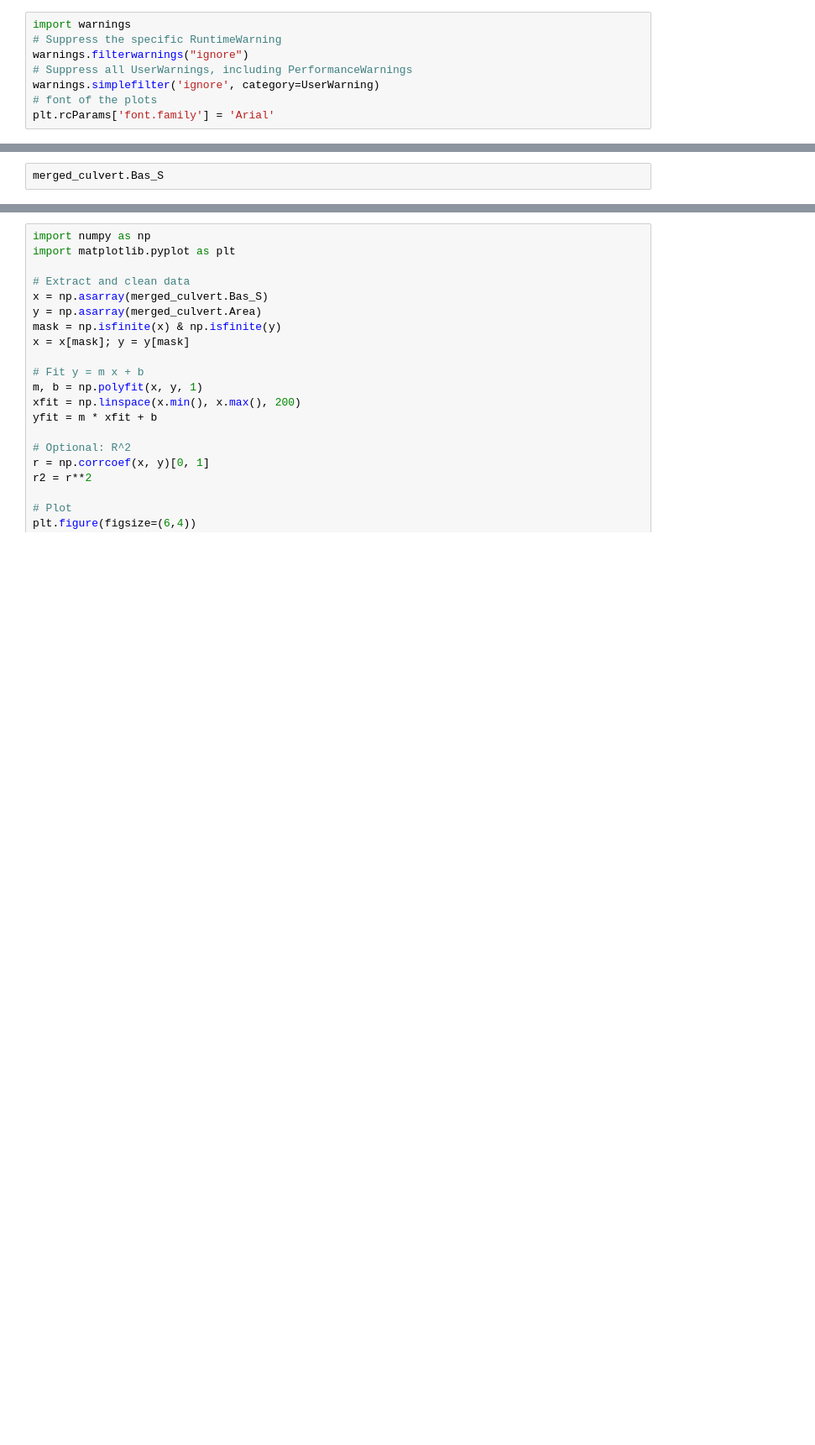
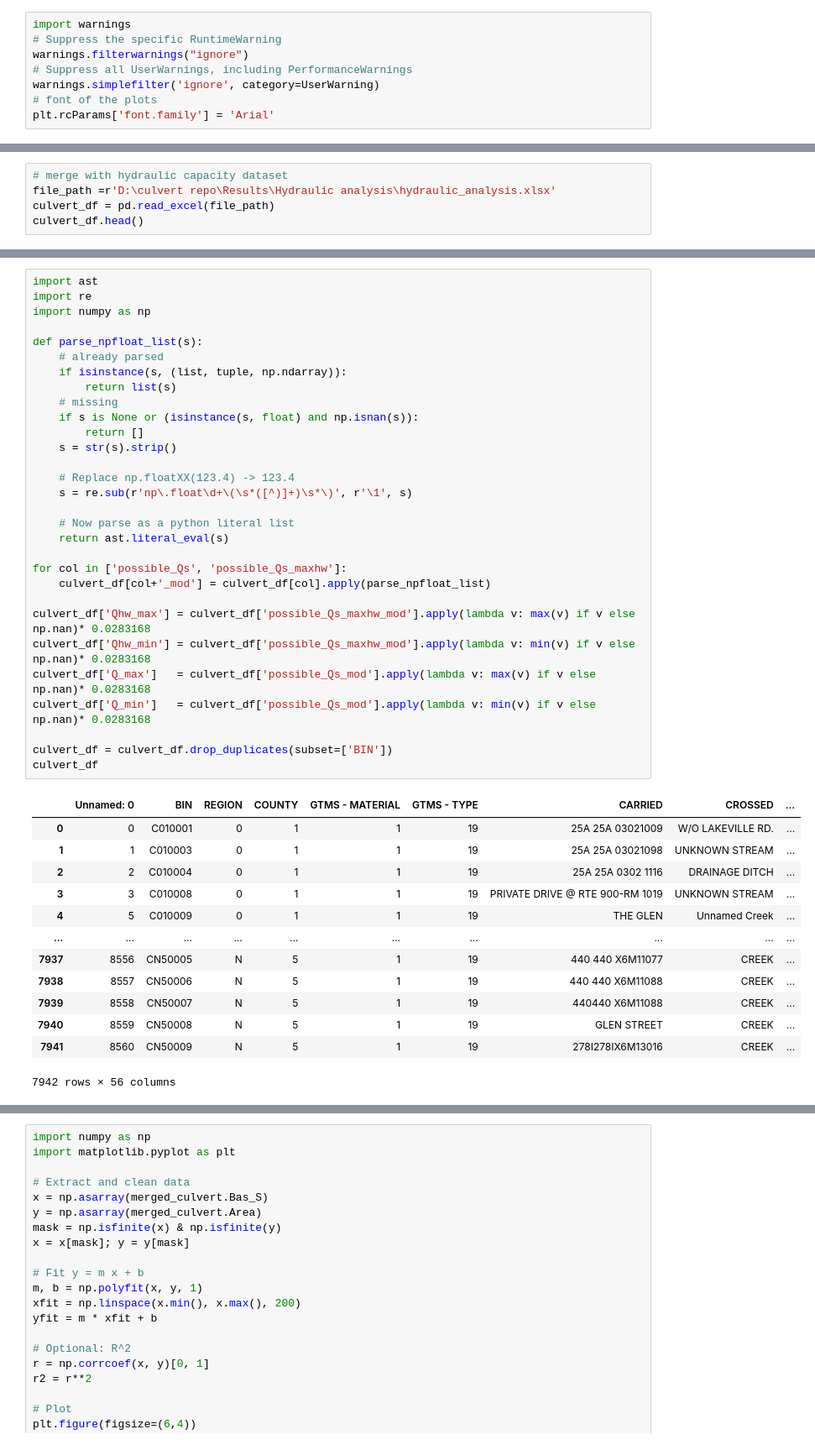
Before and after one commit to omidemam/CRISIS_Management, a Jupyter notebook: 5. Results/Confident batch/Results_visualization_V1.1 - paper.ipynb, the cells around one changed output, grey strips where cells are left out. Shown at 84% size. Drawn from its saved outputs; the diff is of its cells as text; blank space fills up the shorter version.

```diff
--- a/5. Results/Confident batch/Results_visualization_V1.1 - paper.ipynb
+++ b/5. Results/Confident batch/Results_visualization_V1.1 - paper.ipynb
@@ -59,3 +77,6 @@ merged_culvert
 # %%
-merged_culvert.Bas_S
+# merge with hydraulic capacity dataset
+file_path =r'D:\culvert repo\Results\Hydraulic analysis\hydraulic_analysis.xlsx'
+culvert_df = pd.read_excel(file_path)
+culvert_df.head()
 # %% [output]
@@ -73,0 +90,44 @@ Name: Bas_S, Length: 2381, dtype: float64
+# %%
+import ast
+import re
+import numpy as np
+
+def parse_npfloat_list(s):
+    # already parsed
+    if isinstance(s, (list, tuple, np.ndarray)):
+        return list(s)
+    # missing
+    if s is None or (isinstance(s, float) and np.isnan(s)):
+        return []
+    s = str(s).strip()
+
+    # Replace np.floatXX(123.4) -> 123.4
+    s = re.sub(r'np\.float\d+\(\s*([^)]+)\s*\)', r'\1', s)
+
+    # Now parse as a python literal list
+    return ast.literal_eval(s)
+
+for col in ['possible_Qs', 'possible_Qs_maxhw']:
+    culvert_df[col+'_mod'] = culvert_df[col].apply(parse_npfloat_list)
+
+culvert_df['Qhw_max'] = culvert_df['possible_Qs_maxhw_mod'].apply(lambda v: max(v) if v else np.nan)* 0.0283168
+culvert_df['Qhw_min'] = culvert_df['possible_Qs_maxhw_mod'].apply(lambda v: min(v) if v else np.nan)* 0.0283168
+culvert_df['Q_max']   = culvert_df['possible_Qs_mod'].apply(lambda v: max(v) if v else np.nan)* 0.0283168
+culvert_df['Q_min']   = culvert_df['possible_Qs_mod'].apply(lambda v: min(v) if v else np.nan)* 0.0283168
+
+culvert_df = culvert_df.drop_duplicates(subset=['BIN'])
+culvert_df
+# %% [output]
+|  | Unnamed: 0 | BIN | REGION | COUNTY | GTMS - MATERIAL | GTMS - TYPE | CARRIED | CROSSED | ... |
+| 0 | 0 | C010001 | 0 | 1 | 1 | 19 | 25A 25A 03021009 | W/O LAKEVILLE RD. | ... |
+| 1 | 1 | C010003 | 0 | 1 | 1 | 19 | 25A 25A 03021098 | UNKNOWN STREAM | ... |
+| 2 | 2 | C010004 | 0 | 1 | 1 | 19 | 25A 25A 0302 1116 | DRAINAGE DITCH | ... |
+| 3 | 3 | C010008 | 0 | 1 | 1 | 19 | PRIVATE DRIVE @ RTE 900-RM 1019 | UNKNOWN STREAM | ... |
+| 4 | 5 | C010009 | 0 | 1 | 1 | 19 | THE GLEN | Unnamed Creek | ... |
+| ... | ... | ... | ... | ... | ... | ... | ... | ... | ... |
+| 7937 | 8556 | CN50005 | N | 5 | 1 | 19 | 440 440 X6M11077 | CREEK | ... |
+| 7938 | 8557 | CN50006 | N | 5 | 1 | 19 | 440 440 X6M11088 | CREEK | ... |
+| 7939 | 8558 | CN50007 | N | 5 | 1 | 19 | 440440 X6M11088 | CREEK | ... |
+| 7940 | 8559 | CN50008 | N | 5 | 1 | 19 | GLEN STREET | CREEK | ... |
+| 7941 | 8560 | CN50009 | N | 5 | 1 | 19 | 278I278IX6M13016 | CREEK | ... |
+7942 rows × 56 columns
```
Also changed, not shown: parts of 7 cells of this notebook, 1 other file.
